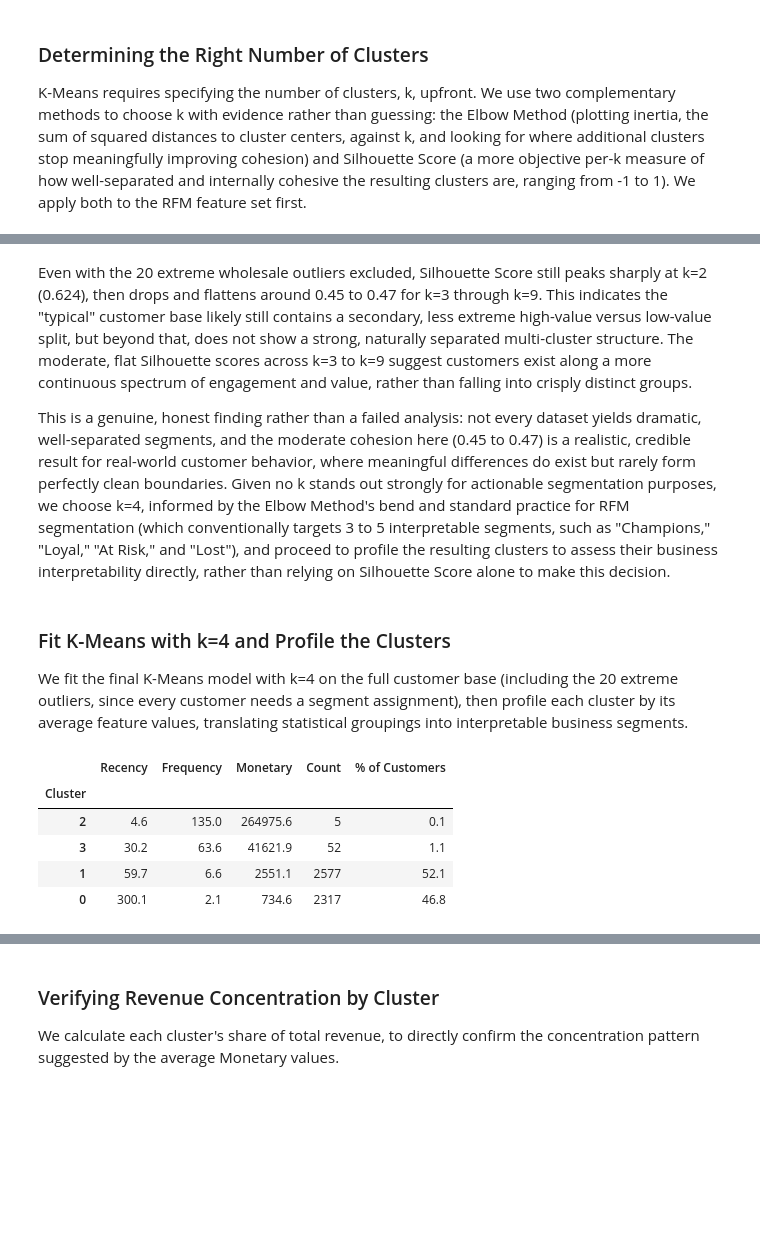
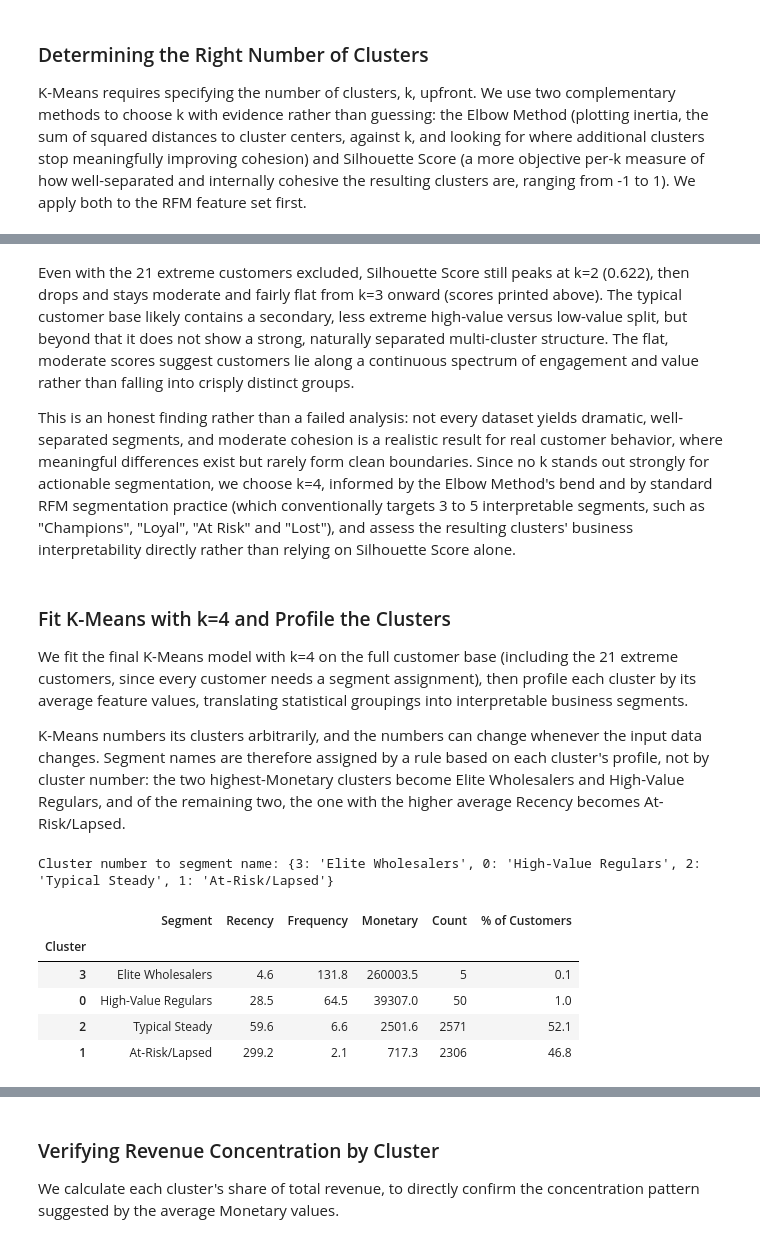
Before and after one commit to SourodeepRoy30/clv-predictor, a Jupyter notebook: notebooks/6_clustering.ipynb, the cells around one changed output, grey strips where cells are left out. Saved outputs shown, nothing was run; the diff lists cells and outputs as text; code cells hidden in the pictures; blank space fills up the shorter version.

```diff
--- a/notebooks/6_clustering.ipynb
+++ b/notebooks/6_clustering.ipynb
@@ -175,28 +199,52 @@ Best k by Silhouette Score (outliers excluded): 2 (score: 0.624)
 # %% [markdown]
-Even with the 20 extreme wholesale outliers excluded, Silhouette Score still peaks sharply at k=2 (0.624), then drops and flattens around 0.45 to 0.47 for k=3 through k=9. This indicates the "typical" customer base likely still contains a secondary, less extreme high-value versus low-value split, but beyond that, does not show a strong, naturally separated multi-cluster structure. The moderate, flat Silhouette scores across k=3 to k=9 suggest customers exist along a more continuous spectrum of engagement and value, rather than falling into crisply distinct groups.
+Even with the 21 extreme customers excluded, Silhouette Score still peaks at k=2 (0.622), then drops and stays moderate and fairly flat from k=3 onward (scores printed above). The typical customer base likely contains a secondary, less extreme high-value versus low-value split, but beyond that it does not show a strong, naturally separated multi-cluster structure. The flat, moderate scores suggest customers lie along a continuous spectrum of engagement and value rather than falling into crisply distinct groups.
 
-This is a genuine, honest finding rather than a failed analysis: not every dataset yields dramatic, well-separated segments, and the moderate cohesion here (0.45 to 0.47) is a realistic, credible result for real-world customer behavior, where meaningful differences do exist but rarely form perfectly clean boundaries. Given no k stands out strongly for actionable segmentation purposes, we choose k=4, informed by the Elbow Method's bend and standard practice for RFM segmentation (which conventionally targets 3 to 5 interpretable segments, such as "Champions," "Loyal," "At Risk," and "Lost"), and proceed to profile the resulting clusters to assess their business interpretability directly, rather than relying on Silhouette Score alone to make this decision.
+This is an honest finding rather than a failed analysis: not every dataset yields dramatic, well-separated segments, and moderate cohesion is a realistic result for real customer behavior, where meaningful differences exist but rarely form clean boundaries. Since no k stands out strongly for actionable segmentation, we choose k=4, informed by the Elbow Method's bend and by standard RFM segmentation practice (which conventionally targets 3 to 5 interpretable segments, such as "Champions", "Loyal", "At Risk" and "Lost"), and assess the resulting clusters' business interpretability directly rather than relying on Silhouette Score alone.
 # %% [markdown]
 ### Fit K-Means with k=4 and Profile the Clusters
 
-We fit the final K-Means model with k=4 on the full customer base (including the 20 extreme outliers, since every customer needs a segment assignment), then profile each cluster by its average feature values, translating statistical groupings into interpretable business segments.
+We fit the final K-Means model with k=4 on the full customer base (including the 21 extreme customers, since every customer needs a segment assignment), then profile each cluster by its average feature values, translating statistical groupings into interpretable business segments.
+
+K-Means numbers its clusters arbitrarily, and the numbers can change whenever the input data changes. Segment names are therefore assigned by a rule based on each cluster's profile, not by cluster number: the two highest-Monetary clusters become Elite Wholesalers and High-Value Regulars, and of the remaining two, the one with the higher average Recency becomes At-Risk/Lapsed.
 # %%
 kmeans_final = KMeans(n_clusters=4, random_state=42, n_init=10)
 modeling_df['Cluster'] = kmeans_final.fit_predict(X_rfm_scaled)
 
 # Profile each cluster: average RFM values and size
 cluster_profile = modeling_df.groupby('Cluster')[rfm_features].mean().round(1)
 cluster_profile['Count'] = modeling_df['Cluster'].value_counts().sort_index()
 cluster_profile['% of Customers'] = (cluster_profile['Count'] / len(modeling_df) * 100).round(1)
 
+# K-Means numbers its clusters arbitrarily, and the numbers can change whenever the data changes.
+# Segment names are therefore assigned from each cluster's profile, never from a fixed cluster number:
+#   the two highest-Monetary clusters are Elite Wholesalers and High-Value Regulars (in that order),
+#   and of the remaining two, the one with the higher average Recency is At-Risk/Lapsed.
+by_monetary = cluster_profile['Monetary'].sort_values(ascending=False).index.tolist()
+remaining = cluster_profile.loc[by_monetary[2:]]
+SEGMENT_NAMES = {
+    by_monetary[0]: 'Elite Wholesalers',
+    by_monetary[1]: 'High-Value Regulars',
+    remaining['Recency'].idxmin(): 'Typical Steady',
+    remaining['Recency'].idxmax(): 'At-Risk/Lapsed',
+}
+SEGMENT_NAMES = {int(k): v for k, v in SEGMENT_NAMES.items()}
+
+# Sanity checks on the naming rule
+assert len(set(SEGMENT_NAMES.values())) == 4
+assert cluster_profile.loc[by_monetary[0], 'Count'] < cluster_profile.loc[by_monetary[1], 'Count'], \
+    "Expected the elite tier to be smaller than the high-value tier; review the profile before naming."
+
+cluster_profile.insert(0, 'Segment', cluster_profile.index.map(SEGMENT_NAMES))
+print("Cluster number to segment name:", SEGMENT_NAMES)
 cluster_profile.sort_values('Monetary', ascending=False)
 # %% [output]
+Cluster number to segment name: {3: 'Elite Wholesalers', 0: 'High-Value Regulars', 2: 'Typical Steady', 1: 'At-Risk/Lapsed'}
-|  | Recency | Frequency | Monetary | Count | % of Customers |
-| Cluster |  |  |  |  |  |
-| 2 | 4.6 | 135.0 | 264975.6 | 5 | 0.1 |
-| 3 | 30.2 | 63.6 | 41621.9 | 52 | 1.1 |
-| 1 | 59.7 | 6.6 | 2551.1 | 2577 | 52.1 |
-| 0 | 300.1 | 2.1 | 734.6 | 2317 | 46.8 |
+|  | Segment | Recency | Frequency | Monetary | Count | % of Customers |
+| Cluster |  |  |  |  |  |  |
+| 3 | Elite Wholesalers | 4.6 | 131.8 | 260003.5 | 5 | 0.1 |
+| 0 | High-Value Regulars | 28.5 | 64.5 | 39307.0 | 50 | 1.0 |
+| 2 | Typical Steady | 59.6 | 6.6 | 2501.6 | 2571 | 52.1 |
+| 1 | At-Risk/Lapsed | 299.2 | 2.1 | 717.3 | 2306 | 46.8 |
 # %% [markdown]
 ### Cluster Profile Interpretation
 
```
Also changed, not shown: parts of 35 cells of this notebook, 3 other files.
